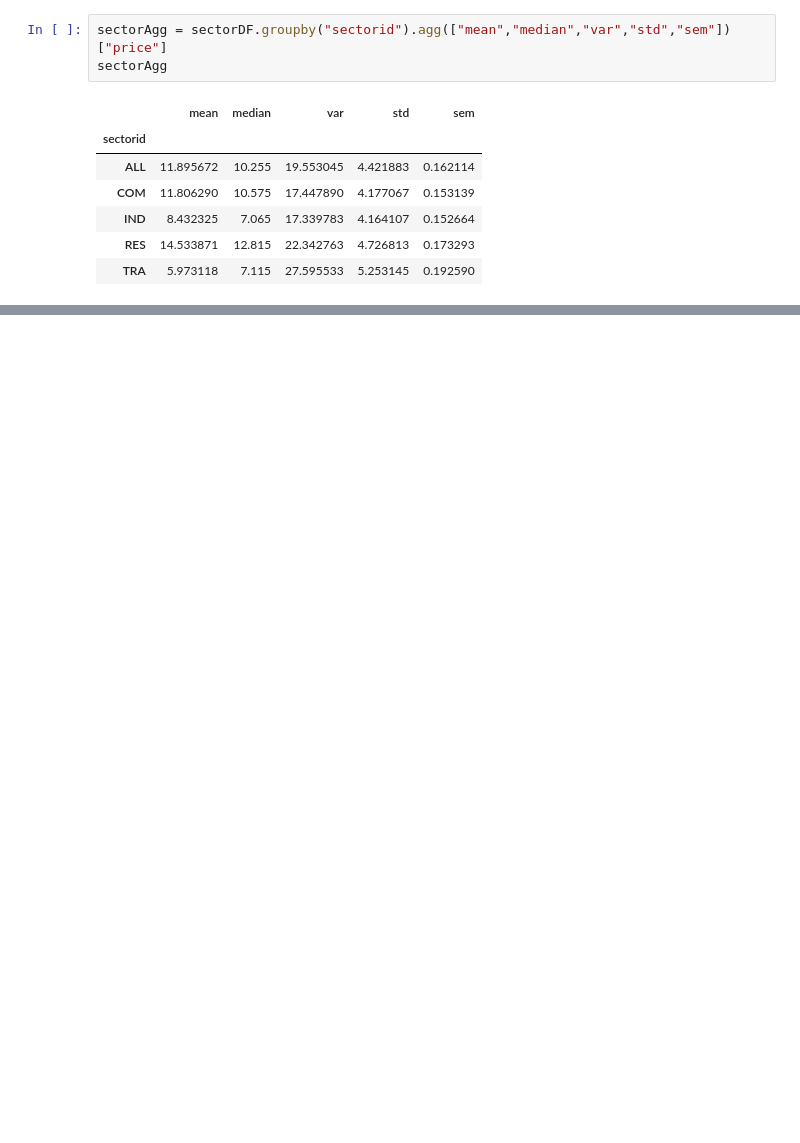
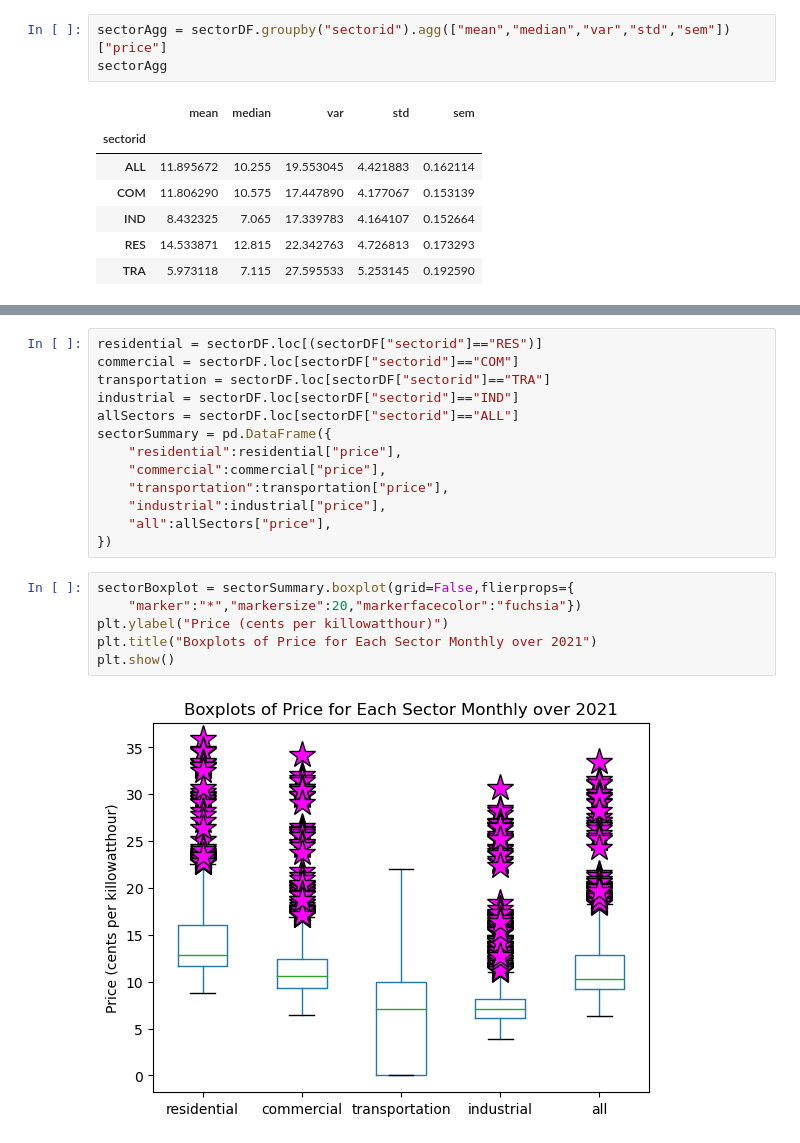
Before and after one commit to maplefrancake/GT-project1, a Jupyter notebook: Electricity Price by Sector.ipynb, the cells around one changed output, grey strips where cells are left out. Saved outputs shown, nothing was run; the diff lists cells and outputs as text; blank space fills up the shorter version.

Commit message:
updating notebook with graphs

```diff
--- a/Electricity Price by Sector.ipynb
+++ b/Electricity Price by Sector.ipynb
@@ -81,0 +86,21 @@ sectorTimeAgg
+# %%
+residential = sectorDF.loc[(sectorDF["sectorid"]=="RES")]
+commercial = sectorDF.loc[sectorDF["sectorid"]=="COM"]
+transportation = sectorDF.loc[sectorDF["sectorid"]=="TRA"]
+industrial = sectorDF.loc[sectorDF["sectorid"]=="IND"]
+allSectors = sectorDF.loc[sectorDF["sectorid"]=="ALL"]
+sectorSummary = pd.DataFrame({
+    "residential":residential["price"],
+    "commercial":commercial["price"],
+    "transportation":transportation["price"],
+    "industrial":industrial["price"],
+    "all":allSectors["price"],
+})
+# %%
+sectorBoxplot = sectorSummary.boxplot(grid=False,flierprops={
+    "marker":"*","markersize":20,"markerfacecolor":"fuchsia"})
+plt.ylabel("Price (cents per killowatthour)")
+plt.title("Boxplots of Price for Each Sector Monthly over 2021")
+plt.show()
+# %% [output]
+[figure, added]
```
Also changed, not shown: parts of 15 cells of this notebook.
